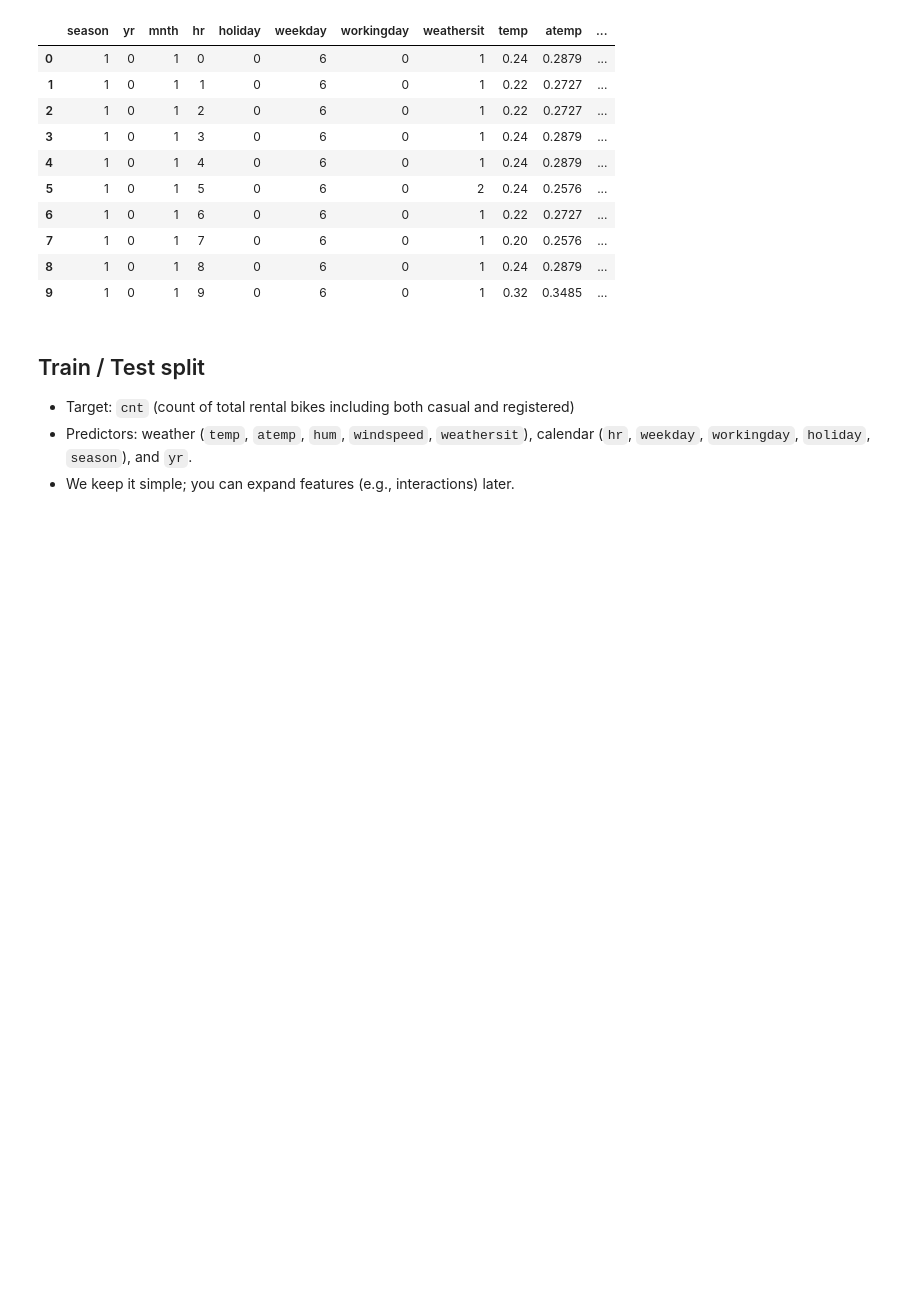
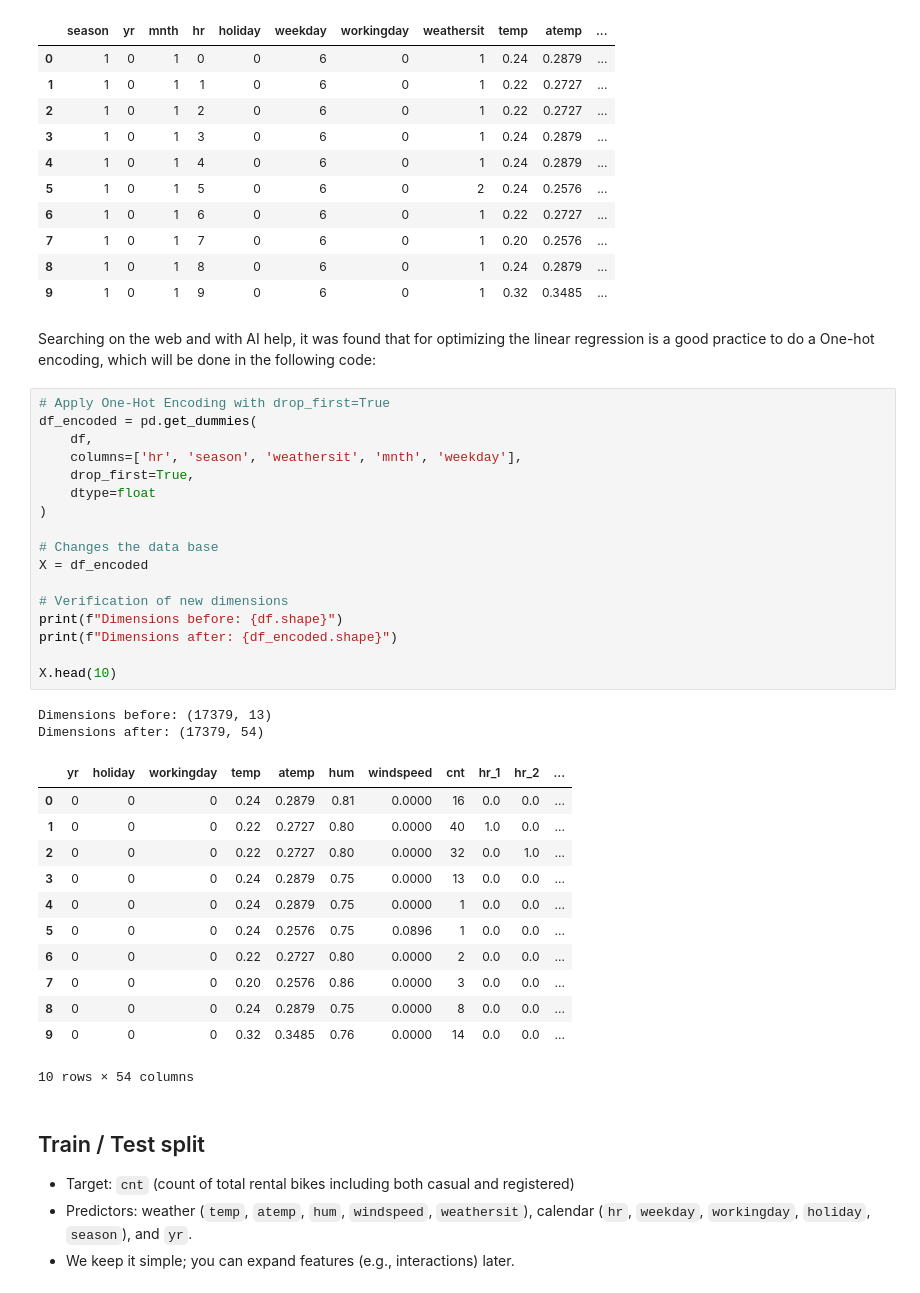
Before and after one commit to rzapatam/AI_Transportation_Assignments, a Jupyter notebook: Exercise_2_regression_model/Assignment_1_Regression_model.ipynb, the cells around one changed output. Saved outputs shown, nothing was run; the diff lists cells and outputs as text; blank space fills up the shorter version.

```diff
--- a/Exercise_2_regression_model/Assignment_1_Regression_model.ipynb
+++ b/Exercise_2_regression_model/Assignment_1_Regression_model.ipynb
@@ -87,6 +87,40 @@ df.head(10)
 | 7 | 1 | 0 | 1 | 7 | 0 | 6 | 0 | 1 | 0.20 | 0.2576 | ... |
 | 8 | 1 | 0 | 1 | 8 | 0 | 6 | 0 | 1 | 0.24 | 0.2879 | ... |
 | 9 | 1 | 0 | 1 | 9 | 0 | 6 | 0 | 1 | 0.32 | 0.3485 | ... |
+# %% [markdown]
+Searching on the web and with AI help, it was found that for optimizing the linear regression is a good practice to do a One-hot encoding, which will be done in the following code:
+# %%
+# Apply One-Hot Encoding with drop_first=True
+df_encoded = pd.get_dummies(
+    df,
+    columns=['hr', 'season', 'weathersit', 'mnth', 'weekday'],
+    drop_first=True,
+    dtype=float
+)
+
+# Changes the data base
+X = df_encoded
+
+# Verification of new dimensions
+print(f"Dimensions before: {df.shape}")
+print(f"Dimensions after: {df_encoded.shape}")
+
+X.head(10)
+# %% [output]
+Dimensions before: (17379, 13)
+Dimensions after: (17379, 54)
+|  | yr | holiday | workingday | temp | atemp | hum | windspeed | cnt | hr_1 | hr_2 | ... |
+| 0 | 0 | 0 | 0 | 0.24 | 0.2879 | 0.81 | 0.0000 | 16 | 0.0 | 0.0 | ... |
+| 1 | 0 | 0 | 0 | 0.22 | 0.2727 | 0.80 | 0.0000 | 40 | 1.0 | 0.0 | ... |
+| 2 | 0 | 0 | 0 | 0.22 | 0.2727 | 0.80 | 0.0000 | 32 | 0.0 | 1.0 | ... |
+| 3 | 0 | 0 | 0 | 0.24 | 0.2879 | 0.75 | 0.0000 | 13 | 0.0 | 0.0 | ... |
+| 4 | 0 | 0 | 0 | 0.24 | 0.2879 | 0.75 | 0.0000 | 1 | 0.0 | 0.0 | ... |
+| 5 | 0 | 0 | 0 | 0.24 | 0.2576 | 0.75 | 0.0896 | 1 | 0.0 | 0.0 | ... |
+| 6 | 0 | 0 | 0 | 0.22 | 0.2727 | 0.80 | 0.0000 | 2 | 0.0 | 0.0 | ... |
+| 7 | 0 | 0 | 0 | 0.20 | 0.2576 | 0.86 | 0.0000 | 3 | 0.0 | 0.0 | ... |
+| 8 | 0 | 0 | 0 | 0.24 | 0.2879 | 0.75 | 0.0000 | 8 | 0.0 | 0.0 | ... |
+| 9 | 0 | 0 | 0 | 0.32 | 0.3485 | 0.76 | 0.0000 | 14 | 0.0 | 0.0 | ... |
+10 rows × 54 columns
 # %% [markdown]
 ## Train / Test split
 - Target: `cnt` (count of total rental bikes including both casual and registered)
```
Also changed, not shown: parts of 11 cells of this notebook.
